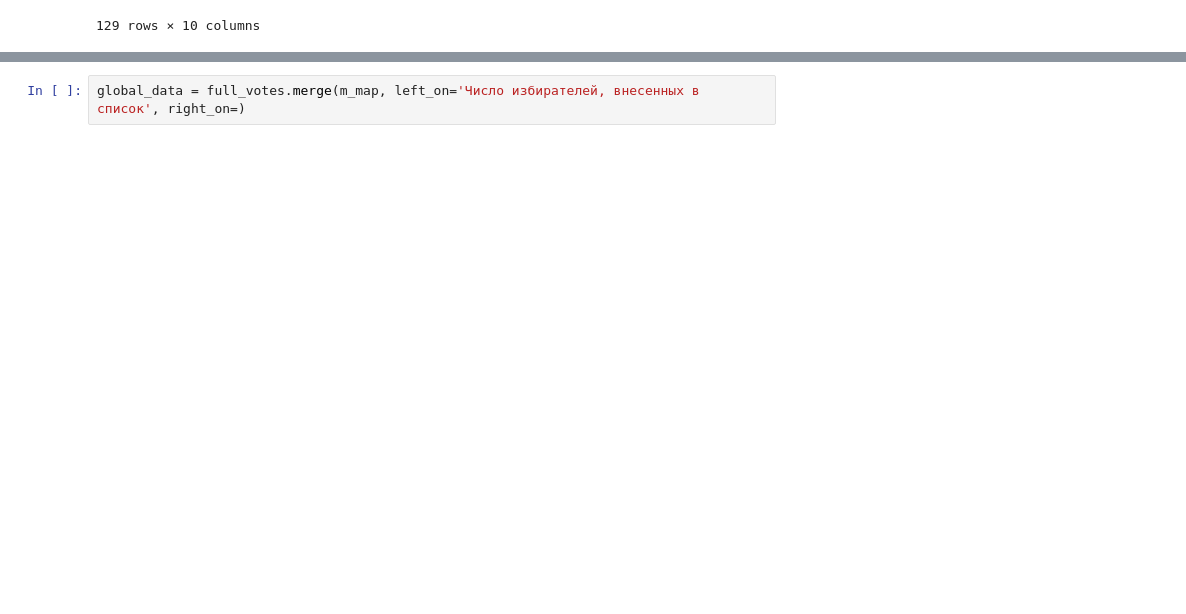
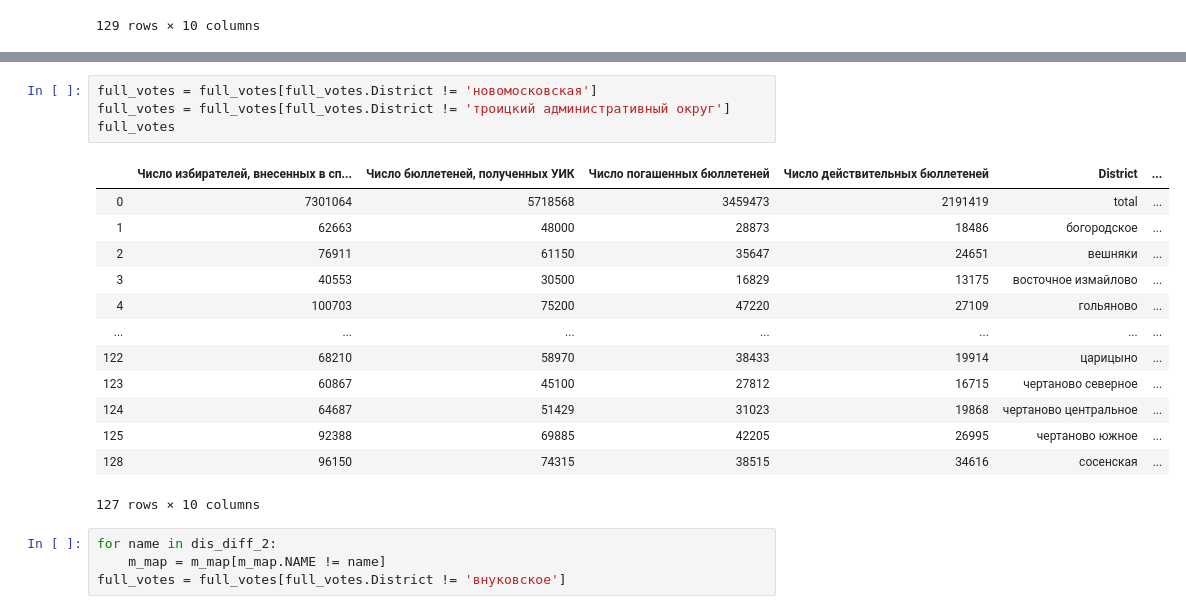
Before and after one commit to kirastain/SPO-5sem, a Jupyter notebook: lab3/Untitled1.ipynb, the cells around one changed output, grey strips where cells are left out. Saved outputs shown, nothing was run; the diff lists cells and outputs as text; blank space fills up the shorter version.

```diff
--- a/lab3/Untitled1.ipynb
+++ b/lab3/Untitled1.ipynb
@@ -136,2 +116,22 @@ dis_diff
-# %%
-global_data = full_votes.merge(m_map, left_on='Число избирателей, внесенных в список', right_on=)
+# %%
+full_votes = full_votes[full_votes.District != 'новомосковская']
+full_votes = full_votes[full_votes.District != 'троицкий административный округ']
+full_votes
+# %% [output]
+|  | Число избирателей, внесенных в сп... | Число бюллетеней, полученных УИК | Число погашенных бюллетеней | Число действительных бюллетеней | District | ... |
+| 0 | 7301064 | 5718568 | 3459473 | 2191419 | total | ... |
+| 1 | 62663 | 48000 | 28873 | 18486 | богородское | ... |
+| 2 | 76911 | 61150 | 35647 | 24651 | вешняки | ... |
+| 3 | 40553 | 30500 | 16829 | 13175 | восточное измайлово | ... |
+| 4 | 100703 | 75200 | 47220 | 27109 | гольяново | ... |
+| ... | ... | ... | ... | ... | ... | ... |
+| 122 | 68210 | 58970 | 38433 | 19914 | царицыно | ... |
+| 123 | 60867 | 45100 | 27812 | 16715 | чертаново северное | ... |
+| 124 | 64687 | 51429 | 31023 | 19868 | чертаново центральное | ... |
+| 125 | 92388 | 69885 | 42205 | 26995 | чертаново южное | ... |
+| 128 | 96150 | 74315 | 38515 | 34616 | сосенская | ... |
+127 rows × 10 columns
+# %%
+for name in dis_diff_2:
+    m_map = m_map[m_map.NAME != name]
+full_votes = full_votes[full_votes.District != 'внуковское']
```
Also changed, not shown: parts of 8 cells of this notebook.
